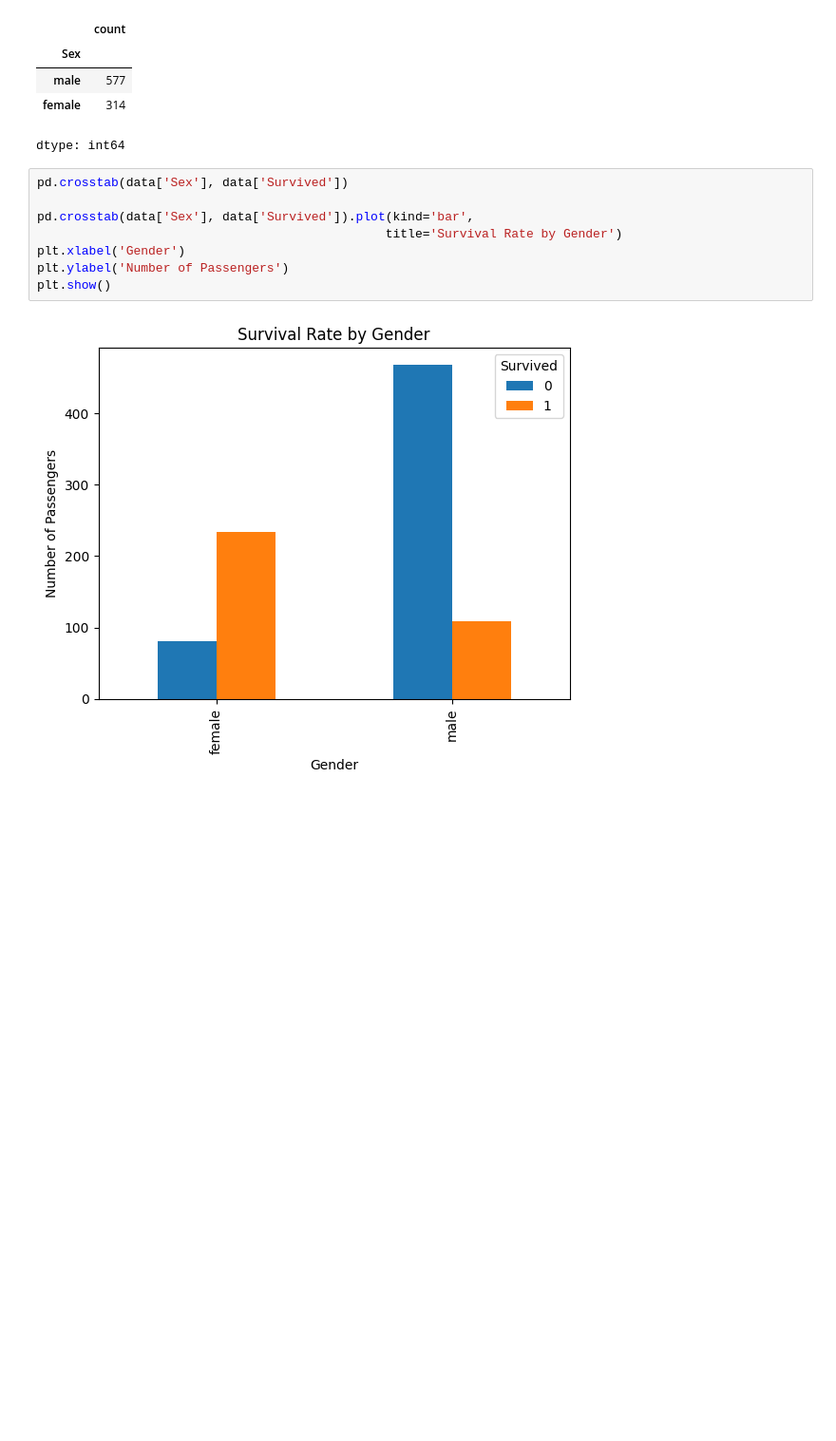
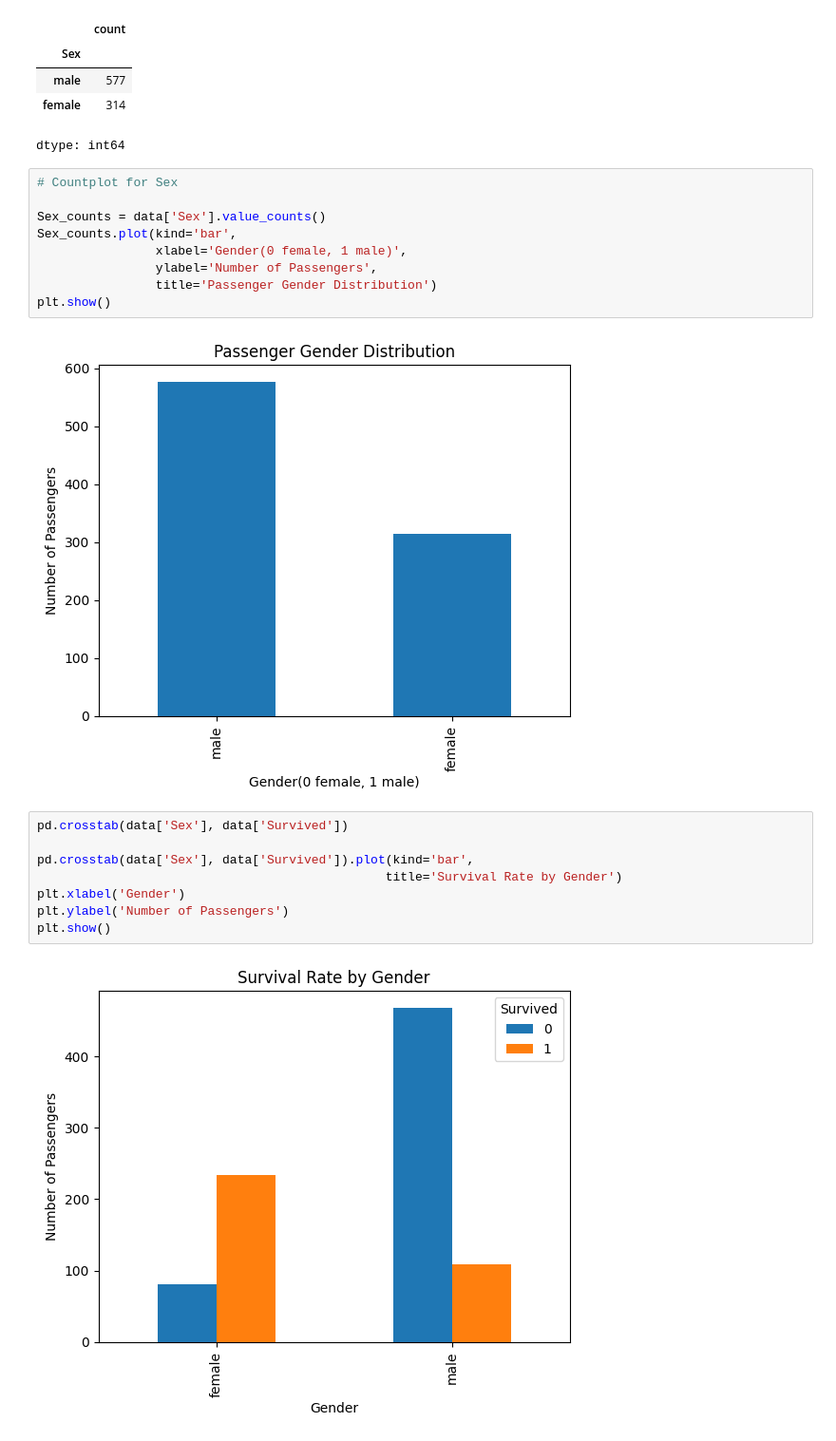
Before and after one commit to Ensues/Titanic-Survival-Prediction, a Jupyter notebook: Titanic_Survival_Prediction.ipynb, the cells around one changed output. Shown at 95% size. Drawn from its saved outputs; the diff is of its cells as text; blank space fills up the shorter version.

```diff
--- a/Titanic_Survival_Prediction.ipynb
+++ b/Titanic_Survival_Prediction.ipynb
@@ -136,6 +317,17 @@ data['Sex'].value_counts()
 | male | 577 |
 | female | 314 |
 dtype: int64
+# %%
+# Countplot for Sex
+
+Sex_counts = data['Sex'].value_counts()
+Sex_counts.plot(kind='bar',
+                xlabel='Gender(0 female, 1 male)',
+                ylabel='Number of Passengers',
+                title='Passenger Gender Distribution')
+plt.show()
+# %% [output]
+[figure, added]
 # %%
 pd.crosstab(data['Sex'], data['Survived'])
 
```
Also changed, not shown: parts of 60 cells of this notebook.
